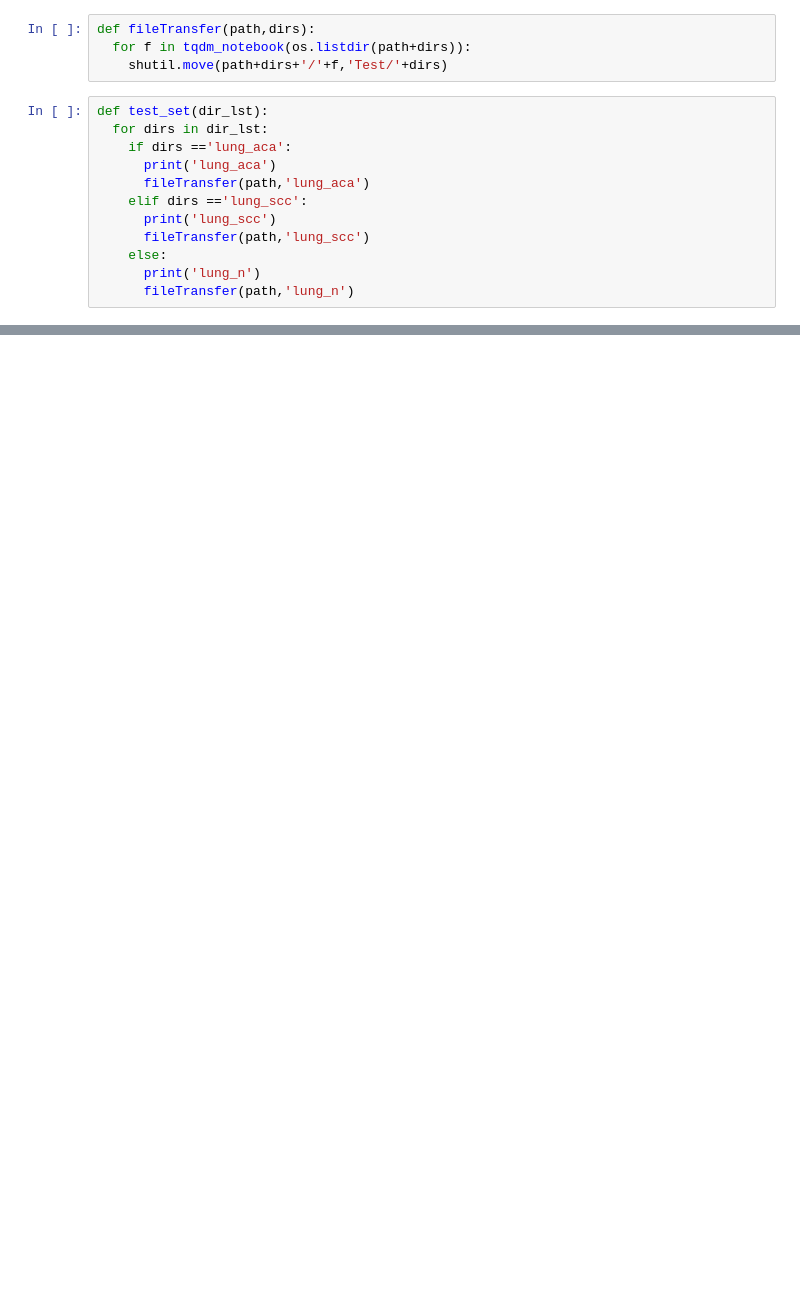
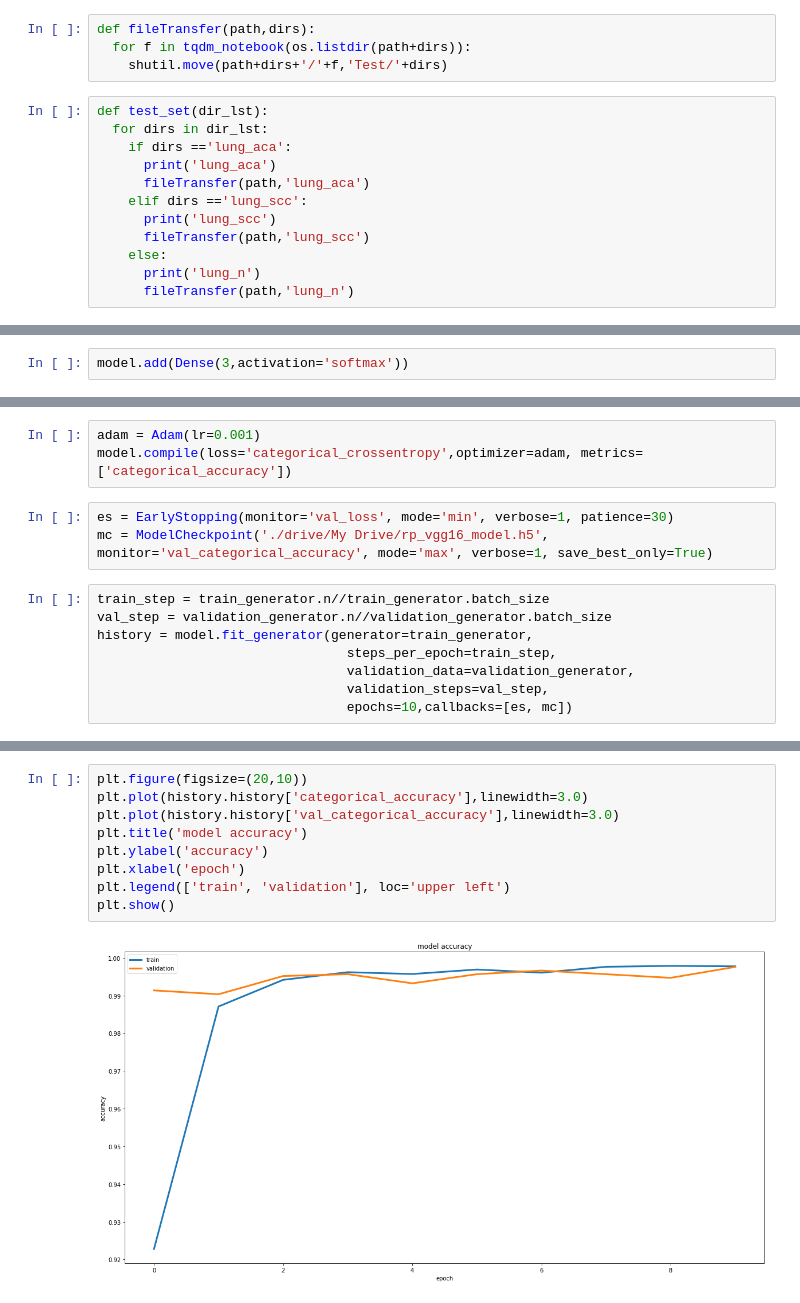
Before and after one commit to bedanga92/Research-Project, a Jupyter notebook: VGGnet/VGG_net.ipynb, the cells around one changed output, grey strips where cells are left out. Saved outputs shown, nothing was run; the diff lists cells and outputs as text; blank space fills up the shorter version.

Commit message:
VGG completed training

```diff
--- a/VGGnet/VGG_net.ipynb
+++ b/VGGnet/VGG_net.ipynb
@@ -216,0 +299,2 @@ lung_scc
+# %%
+model.add(Dense(3,activation='softmax'))
@@ -216,0 +321,14 @@ lung_scc
+# %%
+adam = Adam(lr=0.001)
+model.compile(loss='categorical_crossentropy',optimizer=adam, metrics=['categorical_accuracy'])
+# %%
+es = EarlyStopping(monitor='val_loss', mode='min', verbose=1, patience=30)
+mc = ModelCheckpoint('./drive/My Drive/rp_vgg16_model.h5', monitor='val_categorical_accuracy', mode='max', verbose=1, save_best_only=True)
+# %%
+train_step = train_generator.n//train_generator.batch_size
+val_step = validation_generator.n//validation_generator.batch_size
+history = model.fit_generator(generator=train_generator,
+                                steps_per_epoch=train_step,
+                                validation_data=validation_generator,
+                                validation_steps=val_step,
+                                epochs=10,callbacks=[es, mc])
@@ -216,0 +353,11 @@ lung_scc
+# %%
+plt.figure(figsize=(20,10))
+plt.plot(history.history['categorical_accuracy'],linewidth=3.0)
+plt.plot(history.history['val_categorical_accuracy'],linewidth=3.0)
+plt.title('model accuracy')
+plt.ylabel('accuracy')
+plt.xlabel('epoch')
+plt.legend(['train', 'validation'], loc='upper left')
+plt.show()
+# %% [output]
+[figure, added]
```
Also changed, not shown: parts of 23 cells of this notebook.
